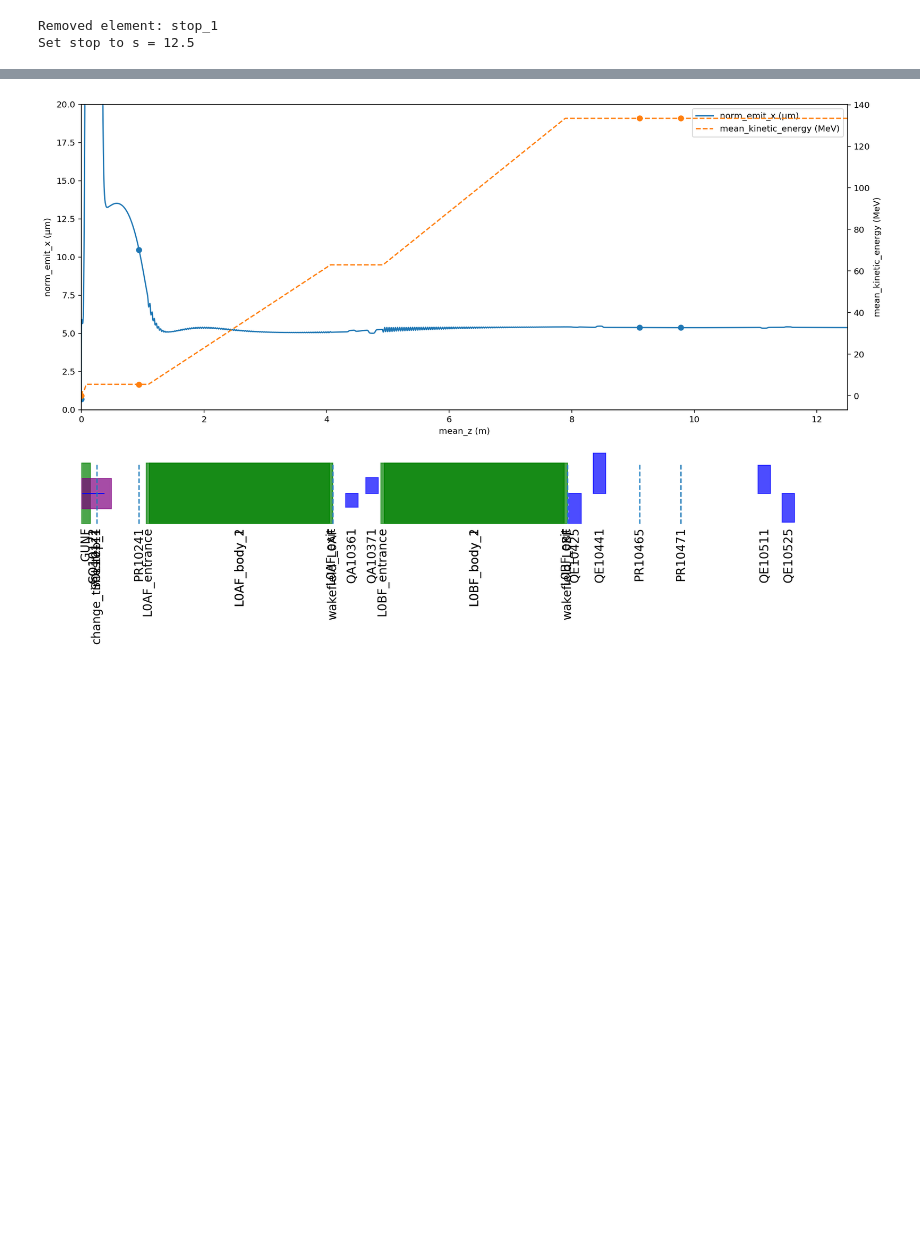
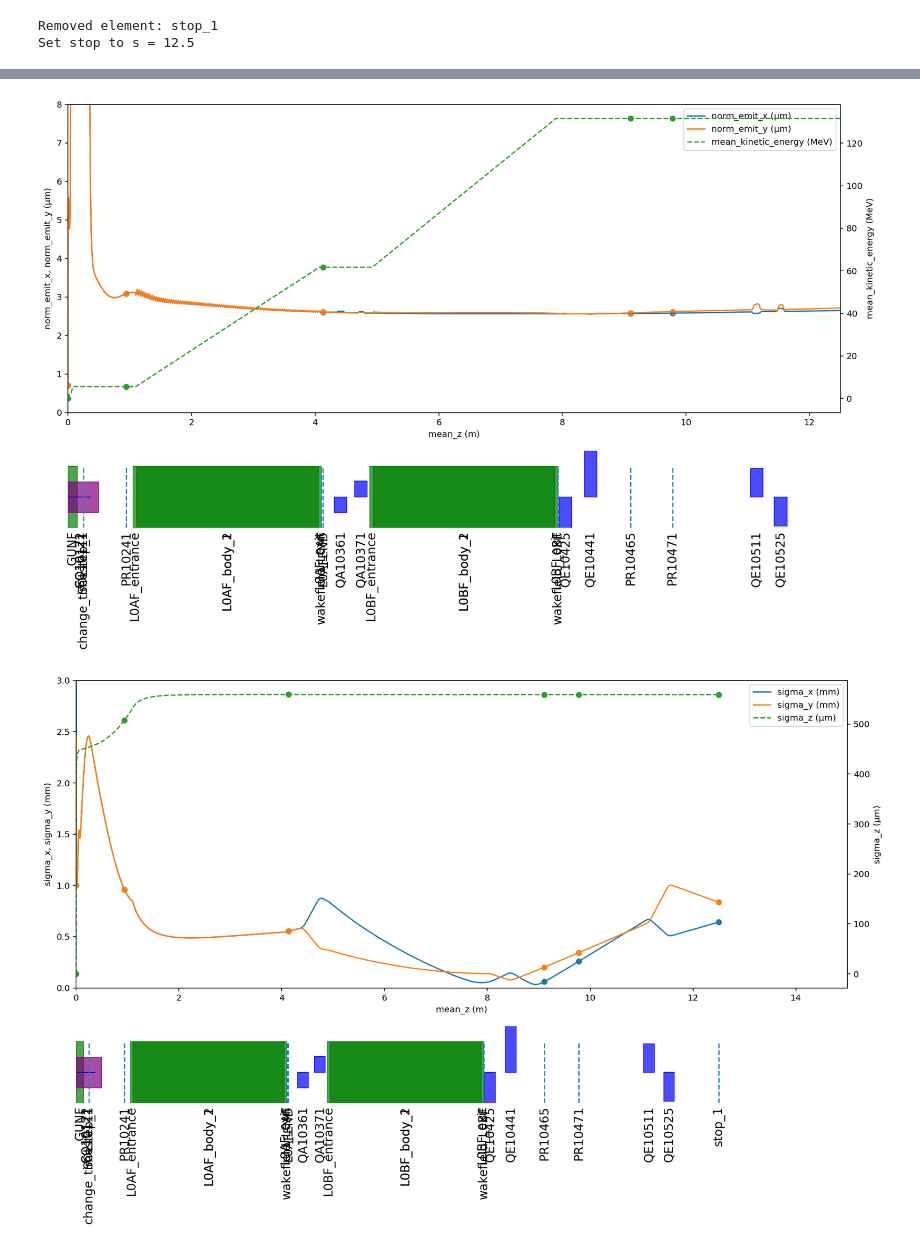
Before and after one commit to slaclab/facet2-lattice, a Jupyter notebook: impact/models/f2e_inj/f2e_inj.ipynb, the cells around one changed output, grey strips where cells are left out. Saved outputs shown, nothing was run; the diff lists cells and outputs as text; code cells hidden in the pictures; blank space fills up the shorter version.

```diff
--- a/impact/models/f2e_inj/f2e_inj.ipynb
+++ b/impact/models/f2e_inj/f2e_inj.ipynb
@@ -76,9 +87,14 @@ Converted PR10241 to ParticleGroup
 Converted PR10465 to ParticleGroup
 Converted PR10471 to ParticleGroup
 # %%
-I.plot(['norm_emit_x'], y2=['mean_kinetic_energy'], figsize=(16,9),  ylim=(0, 20e-6), include_labels=True)
+I.plot(['norm_emit_x', 'norm_emit_y'], y2=['mean_kinetic_energy'], figsize=(16,9),
+       ylim=(0, 8e-6), include_labels=True)
 # %% [output]
-[figure, old version]
+[figure, new version]
+# %%
+I.plot(['sigma_x', 'sigma_y'], y2='sigma_z', figsize=(16,9), ylim=(0,3e-3), xlim=(0,15), include_labels=True)
+# %% [output]
+[figure, added]
 # %%
 I.plot(['sigma_x', 'sigma_y', 'sigma_z', 'max_r'], y2=['mean_kinetic_energy'],
        figsize=(16,9), include_labels=True)
```
Also changed, not shown: parts of 6 cells of this notebook, 2 other files.
